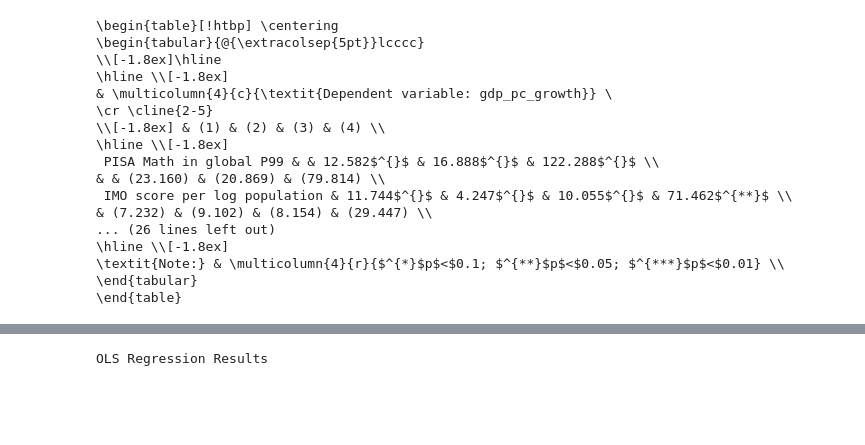
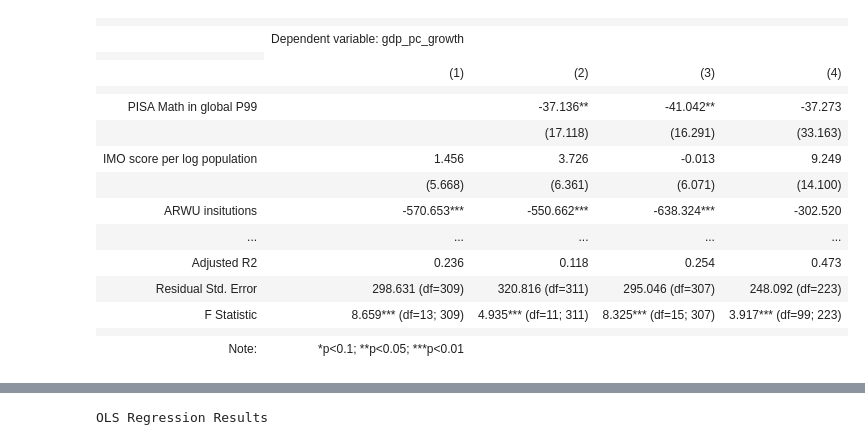
Before and after one commit to jamesxu123/econ442, a Jupyter notebook: charts/regs.ipynb, the cells around one changed output, grey strips where cells are left out. Cells and saved outputs as stored; diff of their text form; code cells hidden in the pictures; blank space fills up the shorter version.

```diff
--- a/charts/regs.ipynb
+++ b/charts/regs.ipynb
@@ -29,9 +38,11 @@ pd_df["gdp_pc_growth"] = 100 * pd_df["gdp_pc_growth"]
 # %%
 # math = smf.ols("math ~ gdp_pc + imo_total_score + in_math99 + arwu_ranked_num*gdp_pc + primary_completion + lower_sec_completion + upper_sec_completion + population + democracy_eiu", pd_df[pd_df["year"].isin([2003, 2006, 2009, 2012, 2015, 2018])]).fit()
 # math.summary()
+# %%
+pisa_df = pd_df[pd_df["year"].isin([2003, 2006, 2009, 2012, 2015, 2018, 2022]) & (pd_df["math"].notnull())]
 # %%
-pisa_no_score = smf.ols("gdp_pc_growth ~ gdp_pc + imo_total_score + arwu_ranked_num*gdp_pc + primary_completion + lower_sec_completion + upper_sec_completion + population + democracy_eiu + C(year) ", pd_df[pd_df["year"].isin([2003, 2006, 2009, 2012, 2015, 2018]) & (pd_df["math"].notnull())]).fit()
-pisa_no_fix = smf.ols("gdp_pc_growth ~ gdp_pc + imo_total_score + math + in_math99 + arwu_ranked_num*gdp_pc + primary_completion + lower_sec_completion + upper_sec_completion + population + democracy_eiu", pd_df[pd_df["year"].isin([2003, 2006, 2009, 2012, 2015, 2018])]).fit()
-pisa = smf.ols("gdp_pc_growth ~ gdp_pc + imo_total_score + math + in_math99 + arwu_ranked_num*gdp_pc + primary_completion + lower_sec_completion + upper_sec_completion + population + democracy_eiu + C(year) ", pd_df[pd_df["year"].isin([2003, 2006, 2009, 2012, 2015, 2018])]).fit()
-pisa_country = smf.ols("gdp_pc_growth ~ gdp_pc + imo_total_score + math + in_math99 + arwu_ranked_num*gdp_pc + primary_completion + lower_sec_completion + upper_sec_completion + population + democracy_eiu + country + C(year)", pd_df[pd_df["year"].isin([2003, 2006, 2009, 2012, 2015, 2018])]).fit()
+pisa_no_score = smf.ols("gdp_pc_growth ~ gdp_pc + imo_total_score + arwu_ranked_num*gdp_pc + primary_completion + lower_sec_completion + upper_sec_completion + population + democracy_eiu + C(year) ", pisa_df).fit()
+pisa_no_fix = smf.ols("gdp_pc_growth ~ gdp_pc + imo_total_score + math + in_math99 + arwu_ranked_num*gdp_pc + primary_completion + lower_sec_completion + upper_sec_completion + population + democracy_eiu", pisa_df).fit()
+pisa = smf.ols("gdp_pc_growth ~ gdp_pc + imo_total_score + math + in_math99 + arwu_ranked_num*gdp_pc + primary_completion + lower_sec_completion + upper_sec_completion + population + democracy_eiu + C(year) ", pisa_df).fit()
+pisa_country = smf.ols("gdp_pc_growth ~ gdp_pc + imo_total_score + math + in_math99 + arwu_ranked_num*gdp_pc + primary_completion + lower_sec_completion + upper_sec_completion + population + democracy_eiu + country + C(year)", pisa_df).fit()
 # %%
@@ -44,28 +55,28 @@ pisa_sg = Stargazer([pisa_no_score, pisa_no_fix, pisa, pisa_country])
 # %%
 pisa_sg.covariate_order(["in_math99", "imo_total_score", "arwu_ranked_num", "arwu_ranked_num:gdp_pc", "math", "gdp_pc", "primary_completion", "lower_sec_completion", "upper_sec_completion", "democracy_eiu"])
 pisa_sg.add_line('Time Effects', ['Yes', 'No', 'Yes', 'Yes'])
 pisa_sg.add_line('Fixed Effects', ['No', 'No', 'No', 'Yes'])
-pisa_sg.add_line('Entities', [48, 48, 48, 48])
+pisa_sg.add_line('Entities', [49, 49, 49, 49])
 pisa_sg.rename_covariates(prod_columns)
-print(pisa_sg.render_latex())
+# print(pisa_sg.render_latex())
+pisa_sg
 # %% [output]
-\begin{table}[!htbp] \centering
-\begin{tabular}{@{\extracolsep{5pt}}lcccc}
-\\[-1.8ex]\hline
-\hline \\[-1.8ex]
-& \multicolumn{4}{c}{\textit{Dependent variable: gdp_pc_growth}} \
-\cr \cline{2-5}
-\\[-1.8ex] & (1) & (2) & (3) & (4) \\
-\hline \\[-1.8ex]
- PISA Math in global P99 & & 12.582$^{}$ & 16.888$^{}$ & 122.288$^{}$ \\
-& & (23.160) & (20.869) & (79.814) \\
- IMO score per log population & 11.744$^{}$ & 4.247$^{}$ & 10.055$^{}$ & 71.462$^{**}$ \\
-& (7.232) & (9.102) & (8.154) & (29.447) \\
-... (26 lines left out)
-\hline \\[-1.8ex]
-\textit{Note:} & \multicolumn{4}{r}{$^{*}$p$<$0.1; $^{**}$p$<$0.05; $^{***}$p$<$0.01} \\
-\end{tabular}
-\end{table}
+|  |  |  |  |  |
+|  | Dependent variable: gdp_pc_growth |  |  |  |
+|  |
+|  | (1) | (2) | (3) | (4) |
+|  |  |  |  |  |
+| PISA Math in global P99 |  | -37.136** | -41.042** | -37.273 |
+|  |  | (17.118) | (16.291) | (33.163) |
+| IMO score per log population | 1.456 | 3.726 | -0.013 | 9.249 |
+|  | (5.668) | (6.361) | (6.071) | (14.100) |
+| ARWU insitutions | -570.653*** | -550.662*** | -638.324*** | -302.520 |
+| ... | ... | ... | ... | ... |
+| Adjusted R2 | 0.236 | 0.118 | 0.254 | 0.473 |
+| Residual Std. Error | 298.631 (df=309) | 320.816 (df=311) | 295.046 (df=307) | 248.092 (df=223) |
+| F Statistic | 8.659*** (df=13; 309) | 4.935*** (df=11; 311) | 8.325*** (df=15; 307) | 3.917*** (df=99; 223) |
+|  |  |  |  |  |
+| Note: | *p<0.1; **p<0.05; ***p<0.01 |  |  |  |
 # %%
 non_pisa_sg = Stargazer([pisa, non_pisa_pyears, non_pisa, non_pisa_country])
 non_pisa_sg.covariate_order(["imo_total_score", "arwu_ranked_num", "arwu_ranked_num:gdp_pc", "gdp_pc", "primary_completion", "lower_sec_completion", "upper_sec_completion", "democracy_eiu", "population"])
```
Also changed, not shown: parts of 10 cells of this notebook, 11 other files.
